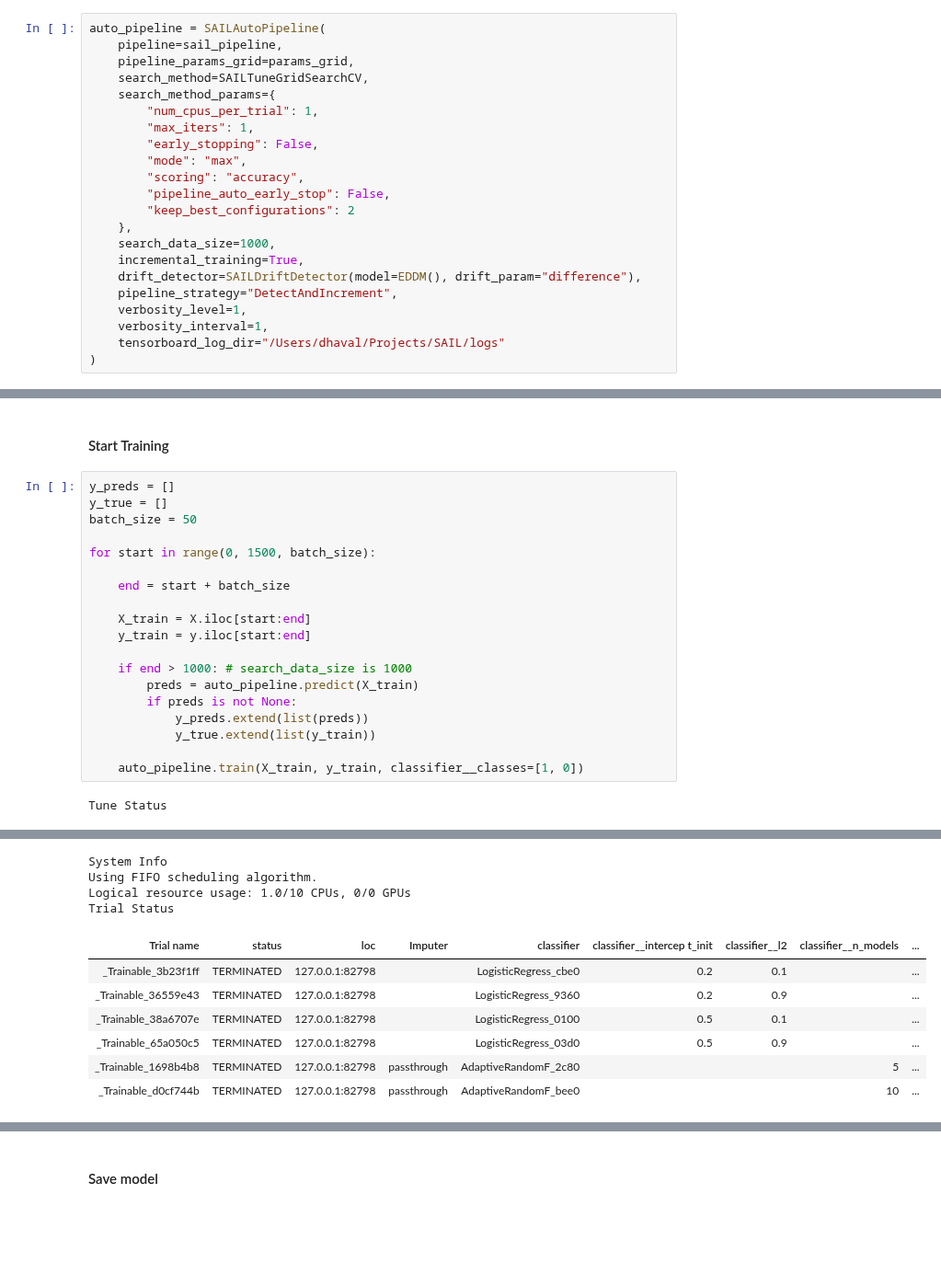
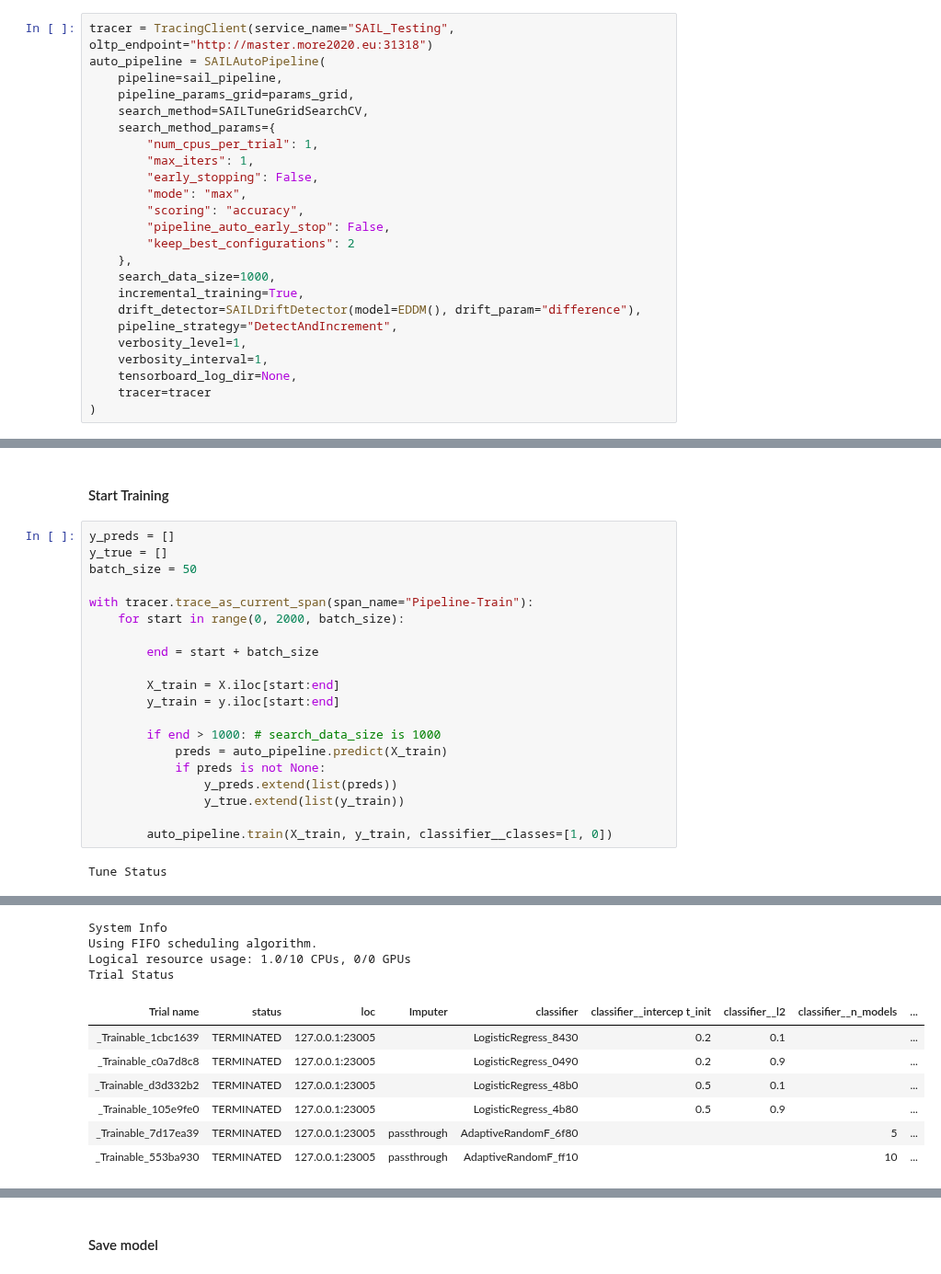
Before and after one commit to IBM/sail, a Jupyter notebook: examples/models/auto_ml/sail_auto_pipeline_classification.ipynb, the cells around one changed output, grey strips where cells are left out. Shown at 92% size. Drawn from its saved outputs; the diff is of its cells as text; blank space fills up the shorter version.

```diff
--- a/examples/models/auto_ml/sail_auto_pipeline_classification.ipynb
+++ b/examples/models/auto_ml/sail_auto_pipeline_classification.ipynb
@@ -56,6 +57,7 @@ params_grid = [
 # %% [markdown]
 #### Create Model Instance
 # %%
+tracer = TracingClient(service_name="SAIL_Testing", oltp_endpoint="http://master.more2020.eu:31318")
 auto_pipeline = SAILAutoPipeline(
     pipeline=sail_pipeline,
     pipeline_params_grid=params_grid,
@@ -75,6 +77,7 @@ auto_pipeline = SAILAutoPipeline(
     pipeline_strategy="DetectAndIncrement",
     verbosity_level=1,
     verbosity_interval=1,
-    tensorboard_log_dir="/Users/dhaval/Projects/SAIL/logs"
+    tensorboard_log_dir=None,
+    tracer=tracer
 )
 # %% [output]
@@ -86,19 +89,20 @@ y_preds = []
 y_true = []
 batch_size = 50
 
-for start in range(0, 1500, batch_size):
+with tracer.trace_as_current_span(span_name="Pipeline-Train"):
+    for start in range(0, 2000, batch_size):
 
-    end = start + batch_size
+        end = start + batch_size
 
-    X_train = X.iloc[start:end]
-    y_train = y.iloc[start:end]
+        X_train = X.iloc[start:end]
+        y_train = y.iloc[start:end]
 
-    if end > 1000: # search_data_size is 1000
-        preds = auto_pipeline.predict(X_train)
-        if preds is not None:
-            y_preds.extend(list(preds))
-            y_true.extend(list(y_train))
+        if end > 1000: # search_data_size is 1000
+            preds = auto_pipeline.predict(X_train)
+            if preds is not None:
+                y_preds.extend(list(preds))
+                y_true.extend(list(y_train))
 
-    auto_pipeline.train(X_train, y_train, classifier__classes=[1, 0])
+        auto_pipeline.train(X_train, y_train, classifier__classes=[1, 0])
 # %% [output]
 Tune Status
@@ -108,11 +112,11 @@ Tune Status
 System Info
 Using FIFO scheduling algorithm.
 Logical resource usage: 1.0/10 CPUs, 0/0 GPUs
 Trial Status
 | Trial name | status | loc | Imputer | classifier | classifier__intercep t_init | classifier__l2 | classifier__n_models | ... |
-| _Trainable_3b23f1ff | TERMINATED | 127.0.0.1:82798 |  | LogisticRegress_cbe0 | 0.2 | 0.1 |  | ... |
-| _Trainable_36559e43 | TERMINATED | 127.0.0.1:82798 |  | LogisticRegress_9360 | 0.2 | 0.9 |  | ... |
-| _Trainable_38a6707e | TERMINATED | 127.0.0.1:82798 |  | LogisticRegress_0100 | 0.5 | 0.1 |  | ... |
-| _Trainable_65a050c5 | TERMINATED | 127.0.0.1:82798 |  | LogisticRegress_03d0 | 0.5 | 0.9 |  | ... |
-| _Trainable_1698b4b8 | TERMINATED | 127.0.0.1:82798 | passthrough | AdaptiveRandomF_2c80 |  |  | 5 | ... |
-| _Trainable_d0cf744b | TERMINATED | 127.0.0.1:82798 | passthrough | AdaptiveRandomF_bee0 |  |  | 10 | ... |
+| _Trainable_1cbc1639 | TERMINATED | 127.0.0.1:23005 |  | LogisticRegress_8430 | 0.2 | 0.1 |  | ... |
+| _Trainable_c0a7d8c8 | TERMINATED | 127.0.0.1:23005 |  | LogisticRegress_0490 | 0.2 | 0.9 |  | ... |
+| _Trainable_d3d332b2 | TERMINATED | 127.0.0.1:23005 |  | LogisticRegress_48b0 | 0.5 | 0.1 |  | ... |
+| _Trainable_105e9fe0 | TERMINATED | 127.0.0.1:23005 |  | LogisticRegress_4b80 | 0.5 | 0.9 |  | ... |
+| _Trainable_7d17ea39 | TERMINATED | 127.0.0.1:23005 | passthrough | AdaptiveRandomF_6f80 |  |  | 5 | ... |
+| _Trainable_553ba930 | TERMINATED | 127.0.0.1:23005 | passthrough | AdaptiveRandomF_ff10 |  |  | 10 | ... |
```
Also changed, not shown: parts of 3 cells of this notebook, 8 other files.
